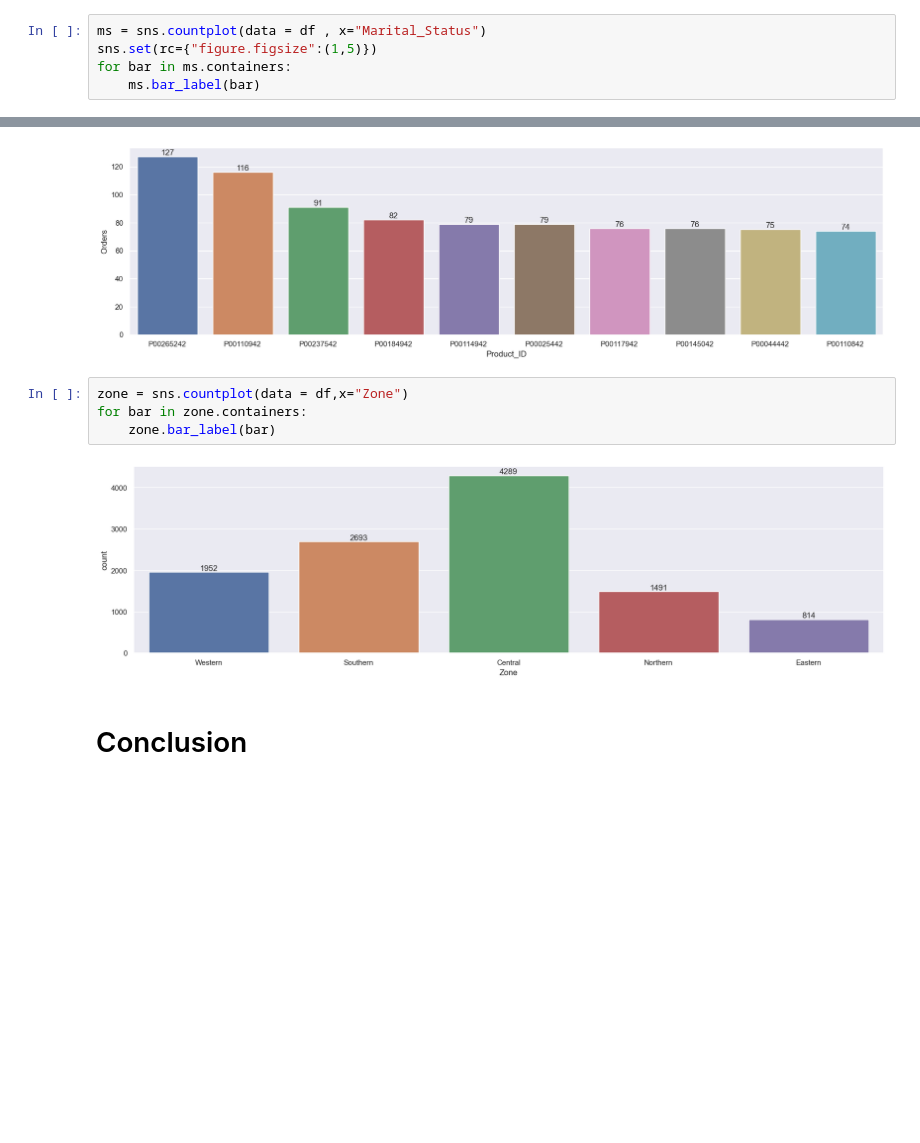
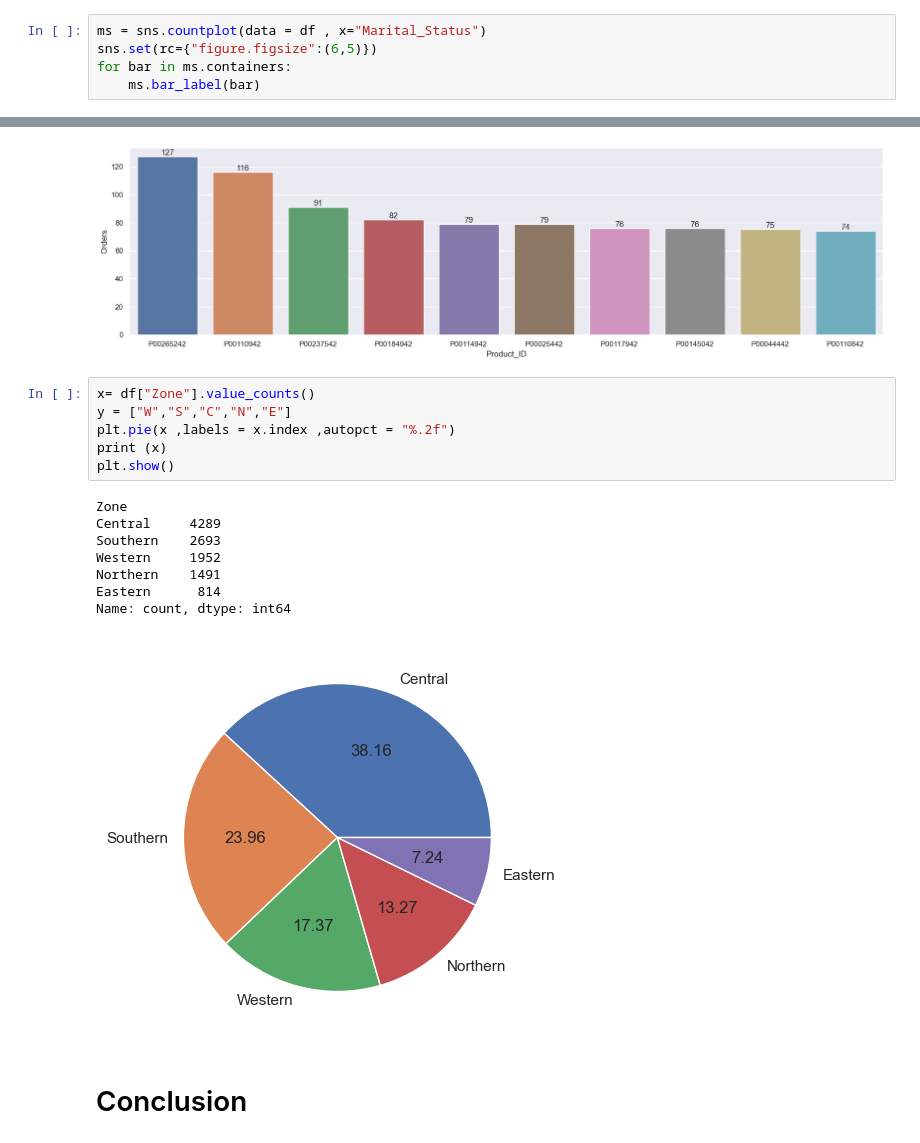
Before and after one commit to Rajeshwar-007/MyProject, a Jupyter notebook: DiwaliSales _Analysis.ipynb, the cells around one changed output, grey strips where cells are left out. Drawn from its saved outputs; the diff is of its cells as text; blank space fills up the shorter version.

```diff
--- a/DiwaliSales _Analysis.ipynb
+++ b/DiwaliSales _Analysis.ipynb
@@ -229,7 +229,7 @@ for bar in stateamt.containers:
 #### From Above graph we can see that most of the Order and Amount are from Uttar Pradesh , Maharashtra and Karnataka respectively.
 # %%
 ms = sns.countplot(data = df , x="Marital_Status")
-sns.set(rc={"figure.figsize":(1,5)})
+sns.set(rc={"figure.figsize":(6,5)})
 for bar in ms.containers:
     ms.bar_label(bar)
 # %% [output]
@@ -323,11 +323,20 @@ for bar in cv.containers:
 # %% [output]
 [figure]
 # %%
-zone = sns.countplot(data = df,x="Zone")
-for bar in zone.containers:
-    zone.bar_label(bar)
+x= df["Zone"].value_counts()
+y = ["W","S","C","N","E"]
+plt.pie(x ,labels = x.index ,autopct = "%.2f")
+print (x)
+plt.show()
 # %% [output]
+Zone
+Central     4289
+Southern    2693
+Western     1952
+Northern    1491
+Eastern      814
+Name: count, dtype: int64
-[figure, old version]
+[figure, new version]
 # %% [markdown]
 # Conclusion
 # %% [markdown]
```
Also changed, not shown: parts of 3 cells of this notebook.
